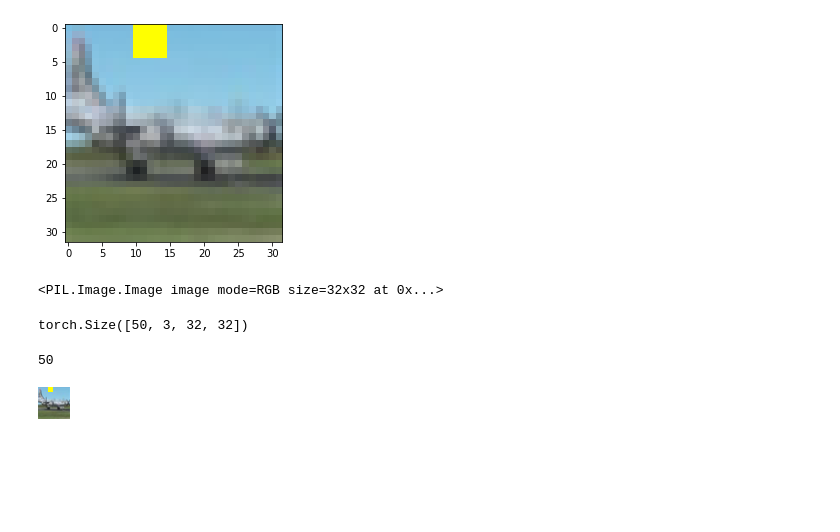
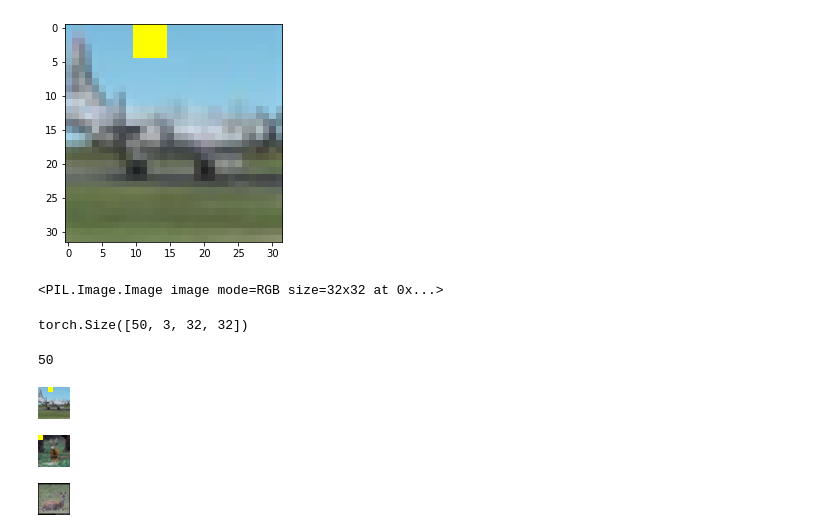
Before and after one commit to alany1/benchmark_testbed, a Jupyter notebook: badnets/generate_poisons.ipynb, the cells around one changed output. Saved outputs shown, nothing was run; the diff lists cells and outputs as text; code cells hidden in the pictures; blank space fills up the shorter version.

Commit message:
Generate sample set of Badnets poisons

```diff
--- a/badnets/generate_poisons.ipynb
+++ b/badnets/generate_poisons.ipynb
@@ -135,3 +135,14 @@ len(poison_tuples)
 t(res[0])
 # %% [output]
 [figure]
+# %%
+with open(f'badnets_poisons/{0}/target.pickle','rb') as handle:
+        base = pickle.load(handle)
+# %%
+base[0][0]
+# %% [output]
+[figure, added]
+# %%
+base[0]
+# %% [output]
+[figure, added]
```
Also changed, not shown: 4 other files.
